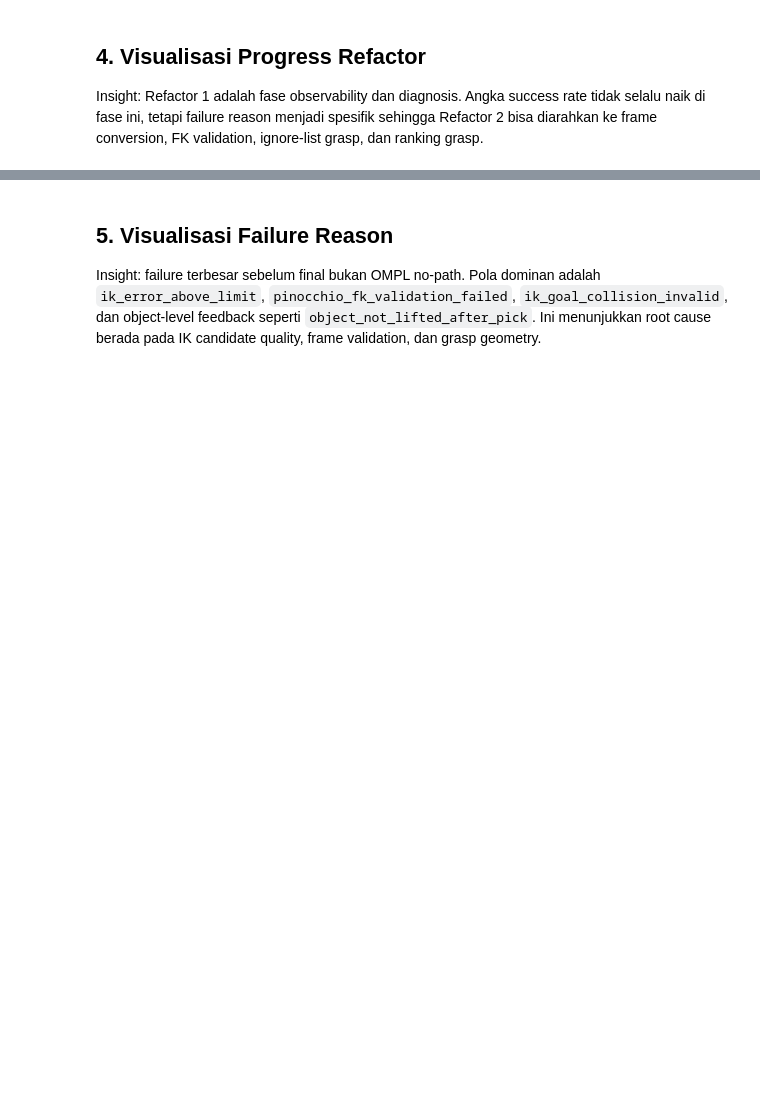
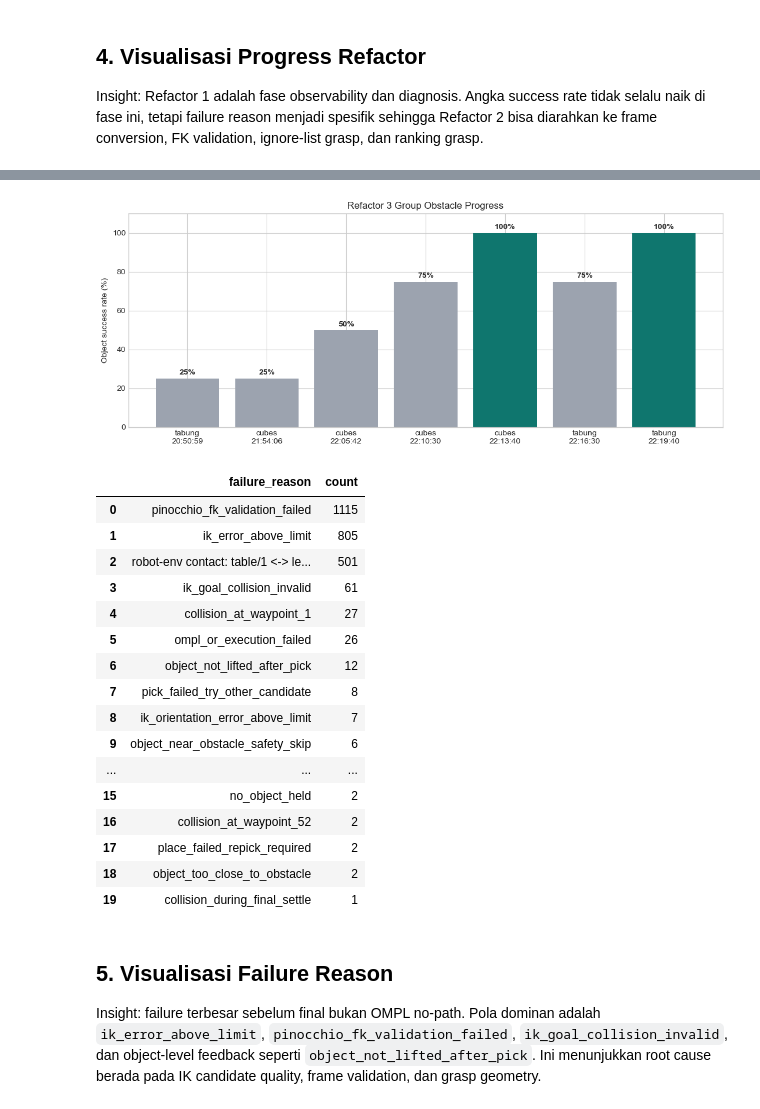
Before and after one commit to rafasoelistiono/MVP-CTAMP-ROBOT-V2, a Jupyter notebook: docs/ompl_log_analysis.ipynb, the cells around one changed output, grey strips where cells are left out. Drawn from its saved outputs; the diff is of its cells as text; code cells hidden in the pictures; blank space fills up the shorter version.

```diff
--- a/docs/ompl_log_analysis.ipynb
+++ b/docs/ompl_log_analysis.ipynb
@@ -282,0 +291,21 @@ display(progress_df[['milestone', 'scope', 'moved', 'total', 'rate', 'note']])
+# %%
+group_obs_summary = summary_df[summary_df['scene'].eq('group_obs') & summary_df['task'].isin(['align_cubes', 'align_tabung'])].sort_values('run_ts').copy()
+group_obs_summary.to_csv(OUT_DIR / 'refactor3_group_obs_summary.csv', index=False)
+display(group_obs_summary[['file', 'task', 'scene', 'success_bool', 'objects_moved', 'objects_total', 'object_success_rate', 'failure_reason_counts_json']])
+
+if not group_obs_summary.empty:
+    fig, ax = plt.subplots(figsize=(11, 4.5))
+    group_obs_summary['label'] = group_obs_summary['task'].str.replace('align_', '', regex=False) + '\n' + group_obs_summary['run_ts'].dt.strftime('%H:%M:%S')
+    ax.bar(group_obs_summary['label'], group_obs_summary['object_success_rate'] * 100, color=['#9ca3af' if rate < 1 else '#0f766e' for rate in group_obs_summary['object_success_rate']])
+    ax.set_title('Refactor 3 Group Obstacle Progress')
+    ax.set_ylabel('Object success rate (%)')
+    ax.set_ylim(0, 110)
+    for idx, row in enumerate(group_obs_summary.itertuples()):
+        ax.text(idx, row.object_success_rate * 100 + 2, f'{int(row.object_success_rate * 100)}%', ha='center', fontweight='bold')
+    fig.tight_layout()
+    fig.savefig(OUT_DIR / 'refactor3_group_obs_progress.png', dpi=160)
+    plt.show()
+
+group_obs_errors = error_df[error_df['scene'].eq('group_obs')].copy()
+display(group_obs_errors['failure_reason'].dropna().astype(str).value_counts().rename_axis('failure_reason').reset_index(name='count').head(20))
+# %% [output]
@@ -283,3 +320,21 @@ display(progress_df[['milestone', 'scope', 'moved', 'total', 'rate', 'note']])
+[figure, added]
+|  | failure_reason | count |
+| 0 | pinocchio_fk_validation_failed | 1115 |
+| 1 | ik_error_above_limit | 805 |
+| 2 | robot-env contact: table/1 <-> le... | 501 |
+| 3 | ik_goal_collision_invalid | 61 |
+| 4 | collision_at_waypoint_1 | 27 |
+| 5 | ompl_or_execution_failed | 26 |
+| 6 | object_not_lifted_after_pick | 12 |
+| 7 | pick_failed_try_other_candidate | 8 |
+| 8 | ik_orientation_error_above_limit | 7 |
+| 9 | object_near_obstacle_safety_skip | 6 |
+| ... | ... | ... |
+| 15 | no_object_held | 2 |
+| 16 | collision_at_waypoint_52 | 2 |
+| 17 | place_failed_repick_required | 2 |
+| 18 | object_too_close_to_obstacle | 2 |
+| 19 | collision_during_final_settle | 1 |
 # %% [markdown]
 ## 5. Visualisasi Failure Reason
 
```
Also changed, not shown: parts of 11 cells of this notebook, 30 other files.
